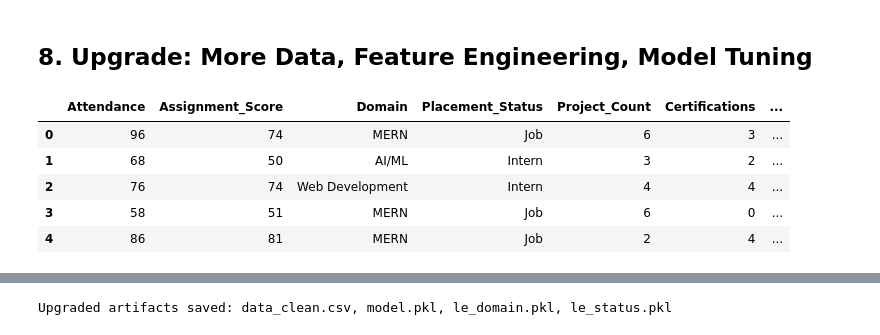
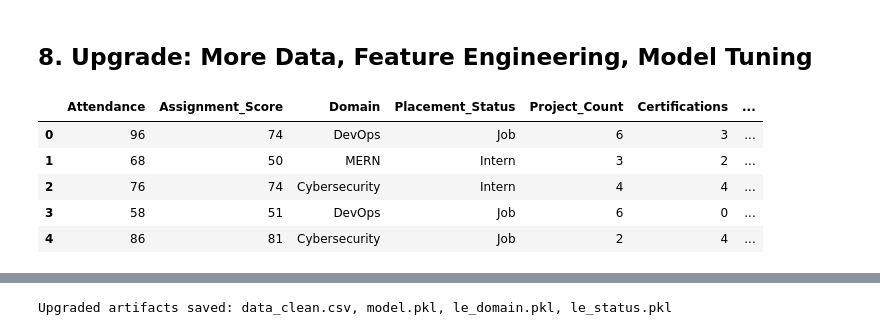
Before and after one commit to pa-nuzz/Casestudy, a Jupyter notebook: student_placement_analysis/notebook.ipynb, the cells around one changed output, grey strips where cells are left out. Saved outputs shown, nothing was run; the diff lists cells and outputs as text; code cells hidden in the pictures.

```diff
--- a/student_placement_analysis/notebook.ipynb
+++ b/student_placement_analysis/notebook.ipynb
@@ -217,7 +217,7 @@ import numpy as np
 np.random.seed(42)
 n = 2000  # 10x more data
 
-domains = ['Data Science', 'MERN', 'Python', 'AI/ML', 'Web Development']
+domains = ['Data Science', 'MERN', 'DevOps', 'Cybersecurity']
 extra_features = {
     'Project_Count': np.random.randint(0, 8, n),
     'Certifications': np.random.randint(0, 5, n),
@@ -234,38 +234,38 @@ for i in range(n):
     score = np.random.randint(50, 101)
     proj = extra_features['Project_Count'][i]
     cert = extra_features['Certifications'][i]
     hack = extra_features['Hackathon_Participation'][i]
     soft = extra_features['Soft_Skills_Score'][i]
     interview = extra_features['Interview_Score'][i]
     p_job = 0.15 + 0.0035*att + 0.0035*score + 0.045*proj + 0.06*cert + 0.06*hack + 0.0025*soft + 0.0035*interview
     p_job = min(max(p_job, 0), 0.85)
     p_intern = 0.15 + 0.002*att + 0.002*score + 0.02*proj + 0.03*cert + 0.03*hack + 0.0015*soft + 0.002*interview
     p_intern = min(max(p_intern, 0), 0.6)
     p_nojob = 1 - (p_job + p_intern)
     if p_nojob < 0:
         p_nojob = 0
         total = p_job + p_intern
         p_job /= total
         p_intern /= total
     placement_probs.append([p_job, p_intern, p_nojob])
     placement_status.append(np.random.choice(['Job', 'Intern', 'No Job'], p=[p_job, p_intern, p_nojob]))
 
 df_big = pd.DataFrame({
     'Attendance': np.random.randint(50, 101, n),
     'Assignment_Score': np.random.randint(50, 101, n),
     'Domain': np.random.choice(domains, n),
     'Placement_Status': placement_status,
     **extra_features
 })
 df_big.to_csv('student_data.csv', index=False)
 df_big.head()
 # %% [output]
 |  | Attendance | Assignment_Score | Domain | Placement_Status | Project_Count | Certifications | ... |
-| 0 | 96 | 74 | MERN | Job | 6 | 3 | ... |
-| 1 | 68 | 50 | AI/ML | Intern | 3 | 2 | ... |
-| 2 | 76 | 74 | Web Development | Intern | 4 | 4 | ... |
-| 3 | 58 | 51 | MERN | Job | 6 | 0 | ... |
-| 4 | 86 | 81 | MERN | Job | 2 | 4 | ... |
+| 0 | 96 | 74 | DevOps | Job | 6 | 3 | ... |
+| 1 | 68 | 50 | MERN | Intern | 3 | 2 | ... |
+| 2 | 76 | 74 | Cybersecurity | Intern | 4 | 4 | ... |
+| 3 | 58 | 51 | DevOps | Job | 6 | 0 | ... |
+| 4 | 86 | 81 | Cybersecurity | Job | 2 | 4 | ... |
 # %%
 # 2. Reload, clean, and encode new features
 df = pd.read_csv('student_data.csv')
```
Also changed, not shown: parts of 10 cells of this notebook, 5 other files.
